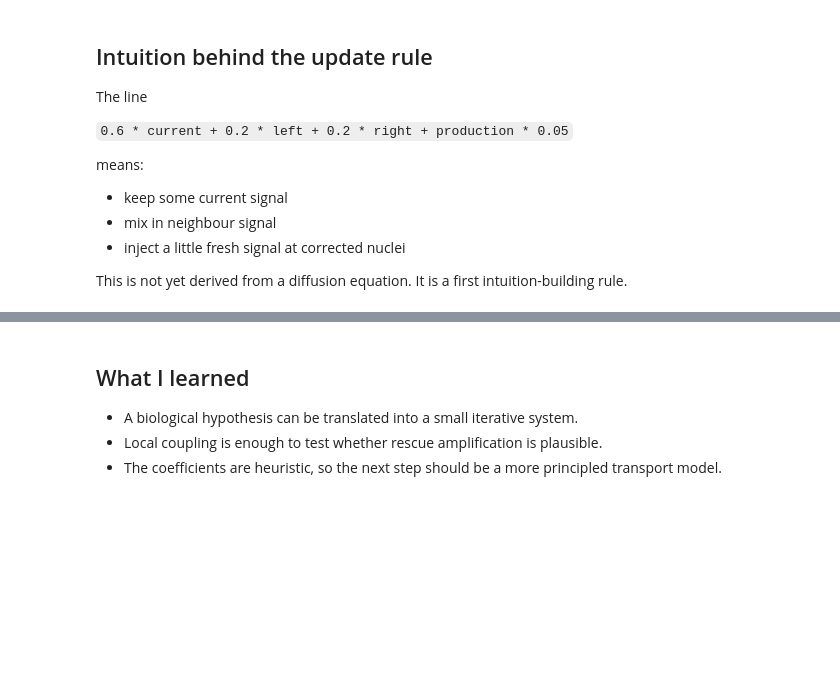
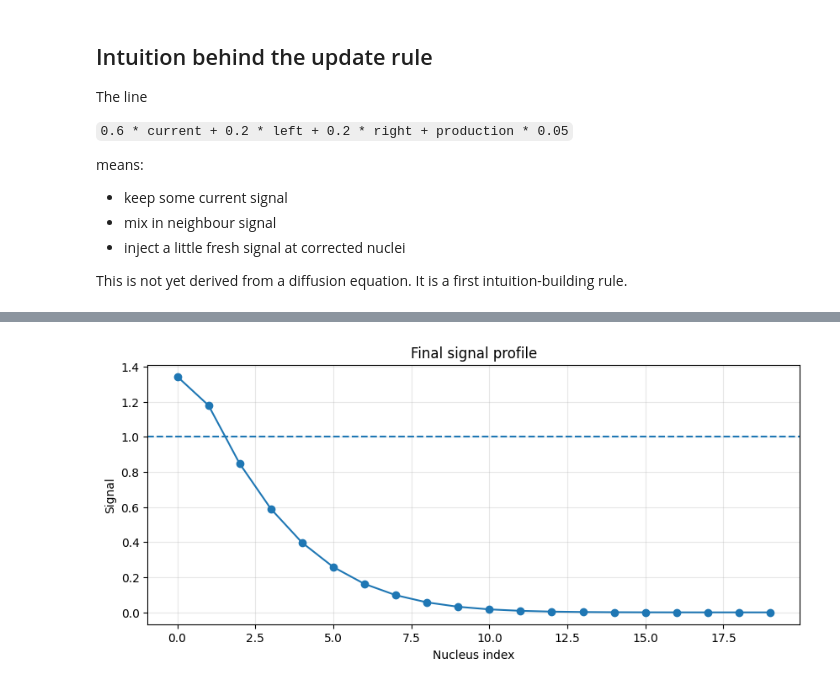
Before and after one commit to tendai-codes/graph-cross-correction-sim, a Jupyter notebook: week1_notes_and_build.ipynb, the cells around one changed output, grey strips where cells are left out. Cells and saved outputs as stored; diff of their text form; code cells hidden in the pictures; blank space fills up the shorter version.

Commit message:
add visualisations

```diff
--- a/week1_notes_and_build.ipynb
+++ b/week1_notes_and_build.ipynb
@@ -68,6 +86,18 @@ result
-# %% [markdown]
-## What I learned
-
-- A biological hypothesis can be translated into a small iterative system.
-- Local coupling is enough to test whether rescue amplification is plausible.
-- The coefficients are heuristic, so the next step should be a more principled transport model.
+# %%
+import matplotlib.pyplot as plt
+import numpy as np
+
+result = run_naive_line()
+
+# final signal profile
+x = list(range(len(result["signal"])))
+plt.figure(figsize=(10, 4))
+plt.plot(x, result["signal"], marker="o")
+plt.axhline(1.0, linestyle="--")
+plt.xlabel("Nucleus index")
+plt.ylabel("Signal")
+plt.title("Final signal profile")
+plt.grid(True, alpha=0.3)
+plt.show()
+# %% [output]
+[figure, added]
```
Also changed, not shown: parts of 10 cells of this notebook.
